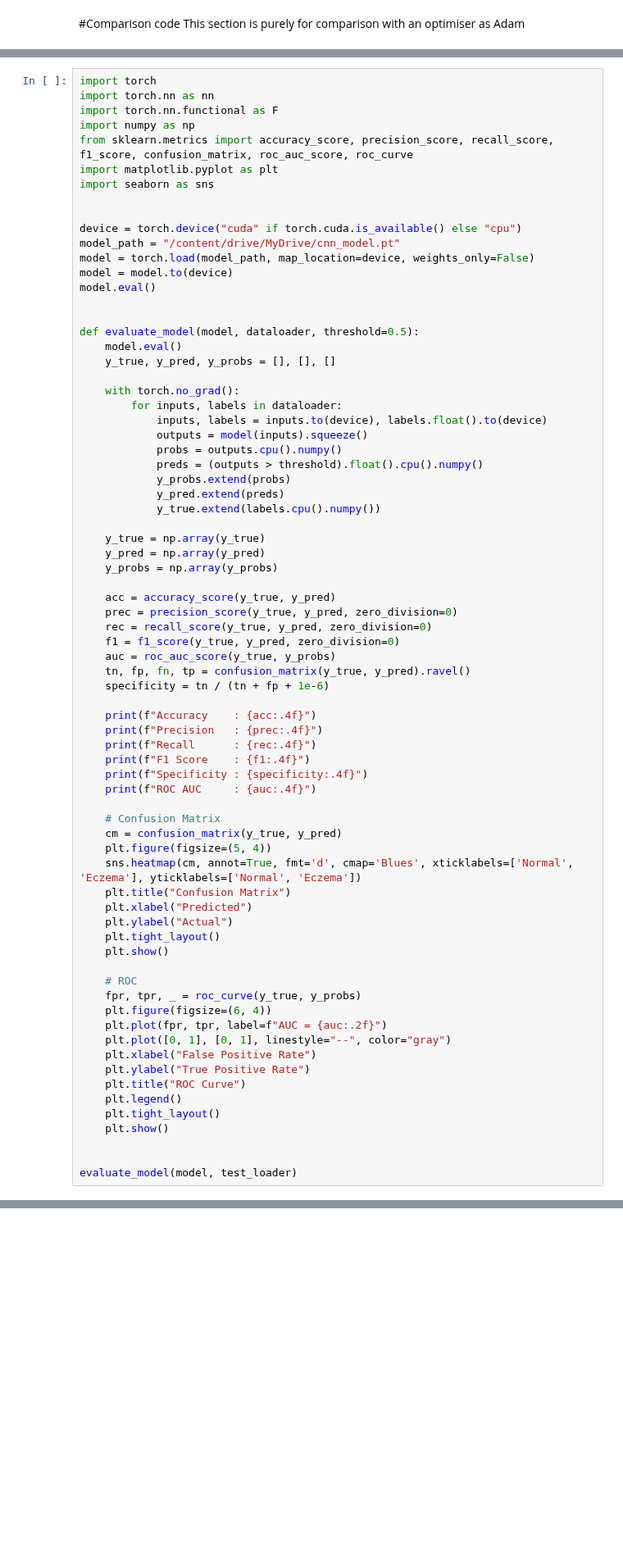
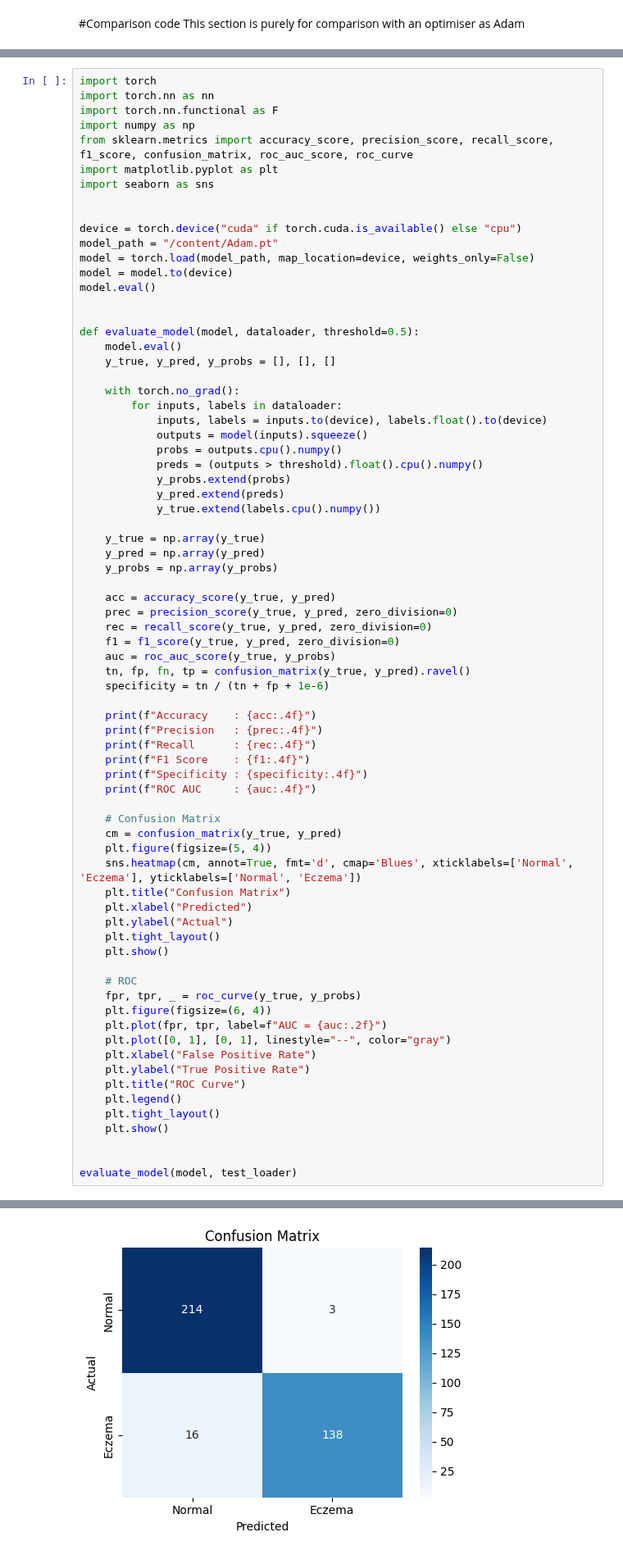
Before and after one commit to Vortex-002/CNN, a Jupyter notebook: CNN.ipynb, the cells around one changed output, grey strips where cells are left out. Shown at 82% size. Drawn from its saved outputs; the diff is of its cells as text; blank space fills up the shorter version.

```diff
--- a/CNN.ipynb
+++ b/CNN.ipynb
@@ -376,7 +549,7 @@ import seaborn as sns
 
 
 device = torch.device("cuda" if torch.cuda.is_available() else "cpu")
-model_path = "/content/drive/MyDrive/cnn_model.pt"
+model_path = "/content/Adam.pt"
 model = torch.load(model_path, map_location=device, weights_only=False)
 model = model.to(device)
 model.eval()
@@ -439,3 +612,4 @@ def evaluate_model(model, dataloader, threshold=0.5):
 
 
 evaluate_model(model, test_loader)
+# %% [output]
@@ -441,0 +622 @@ evaluate_model(model, test_loader)
+[figure, added]
```
Also changed, not shown: parts of 10 cells of this notebook.
